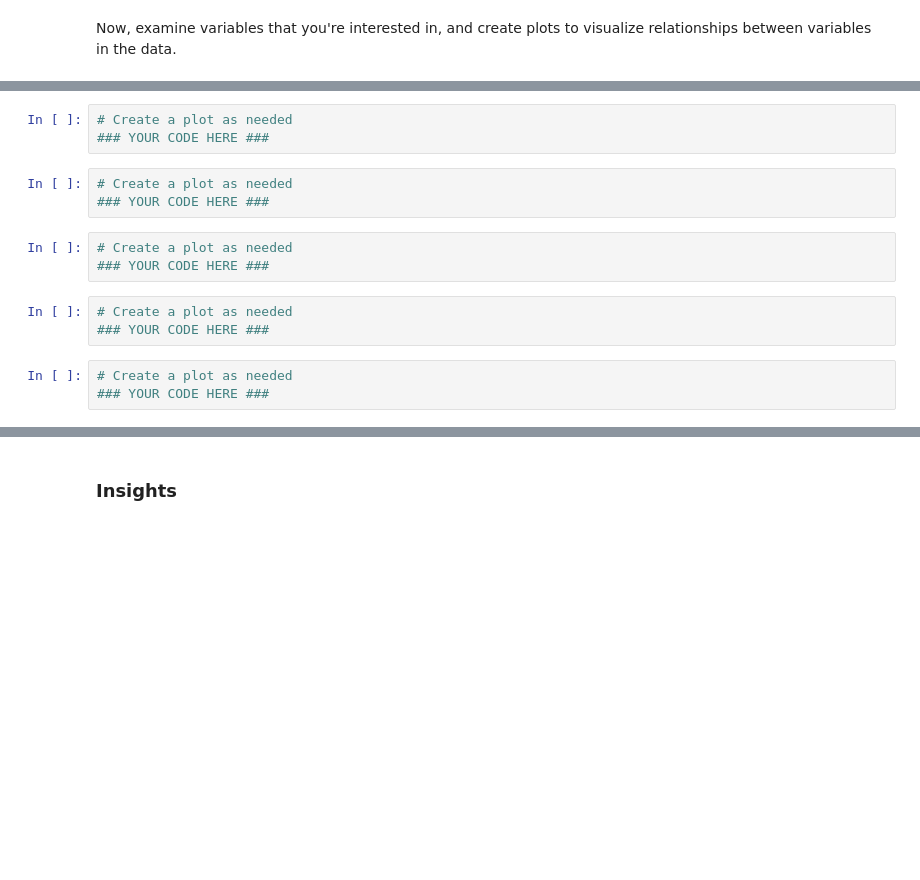
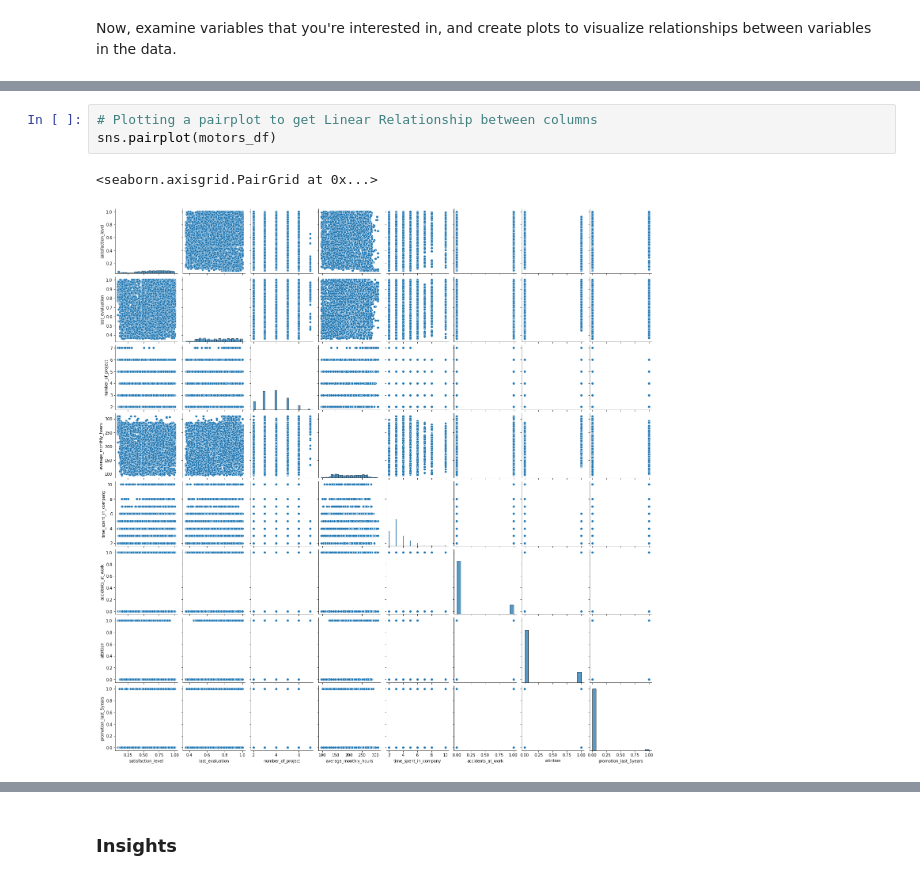
Before and after one commit to Poojaschavan97/Salifort-Motors, a Jupyter notebook: Salifort Motors project.ipynb, the cells around one changed output, grey strips where cells are left out. Drawn from its saved outputs; the diff is of its cells as text; blank space fills up the shorter version.

```diff
--- a/Salifort Motors project.ipynb
+++ b/Salifort Motors project.ipynb
@@ -313,15 +308,6 @@ Now, examine variables that you're interested in, and create plots to visualize
-# %%
-# Create a plot as needed
-### YOUR CODE HERE ###
-# %%
-# Create a plot as needed
-### YOUR CODE HERE ###
-# %%
-# Create a plot as needed
-### YOUR CODE HERE ###
-# %%
-# Create a plot as needed
-### YOUR CODE HERE ###
-# %%
-# Create a plot as needed
-### YOUR CODE HERE ###
+# %%
+# Plotting a pairplot to get Linear Relationship between columns
+sns.pairplot(motors_df)
+# %% [output]
+<seaborn.axisgrid.PairGrid at 0x...>
+[figure, added]
```
Also changed, not shown: parts of 49 cells of this notebook.
